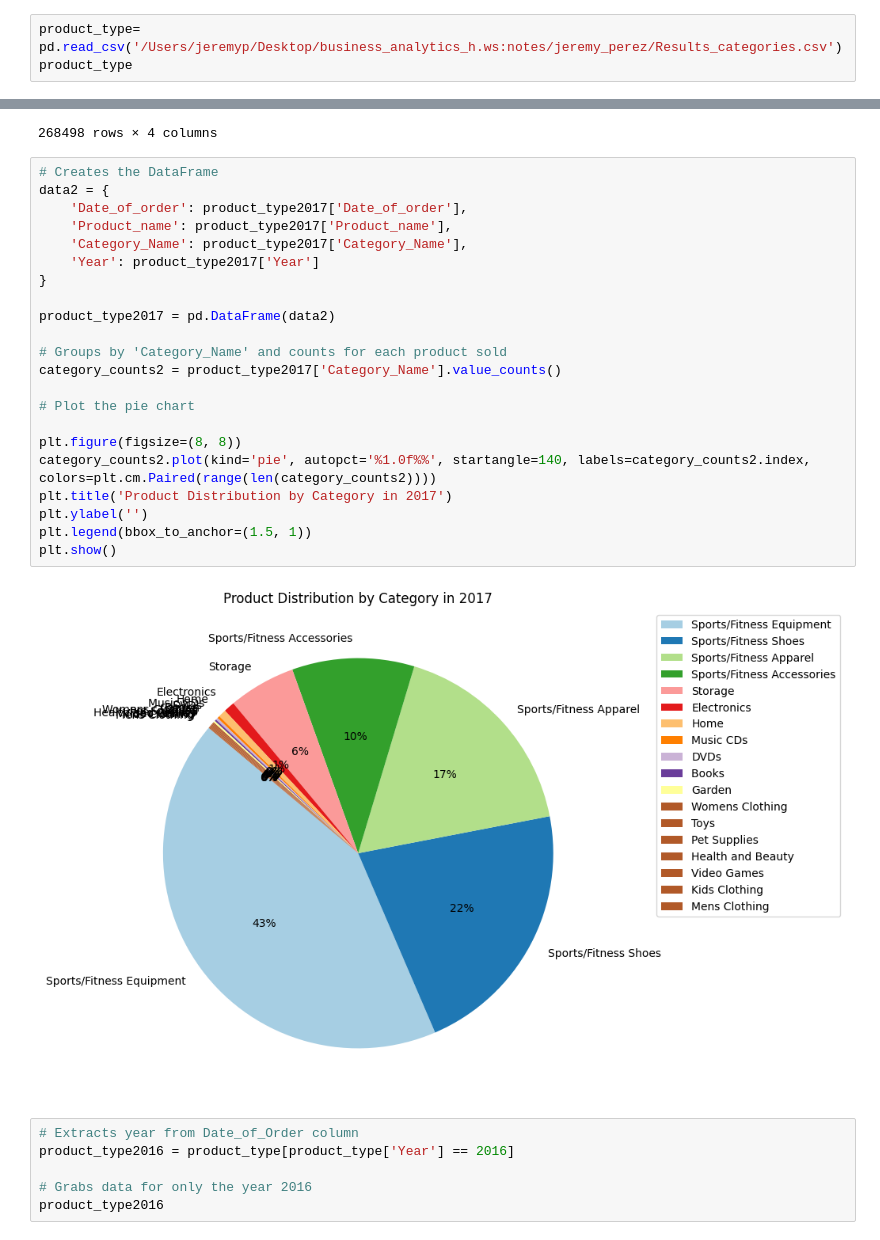
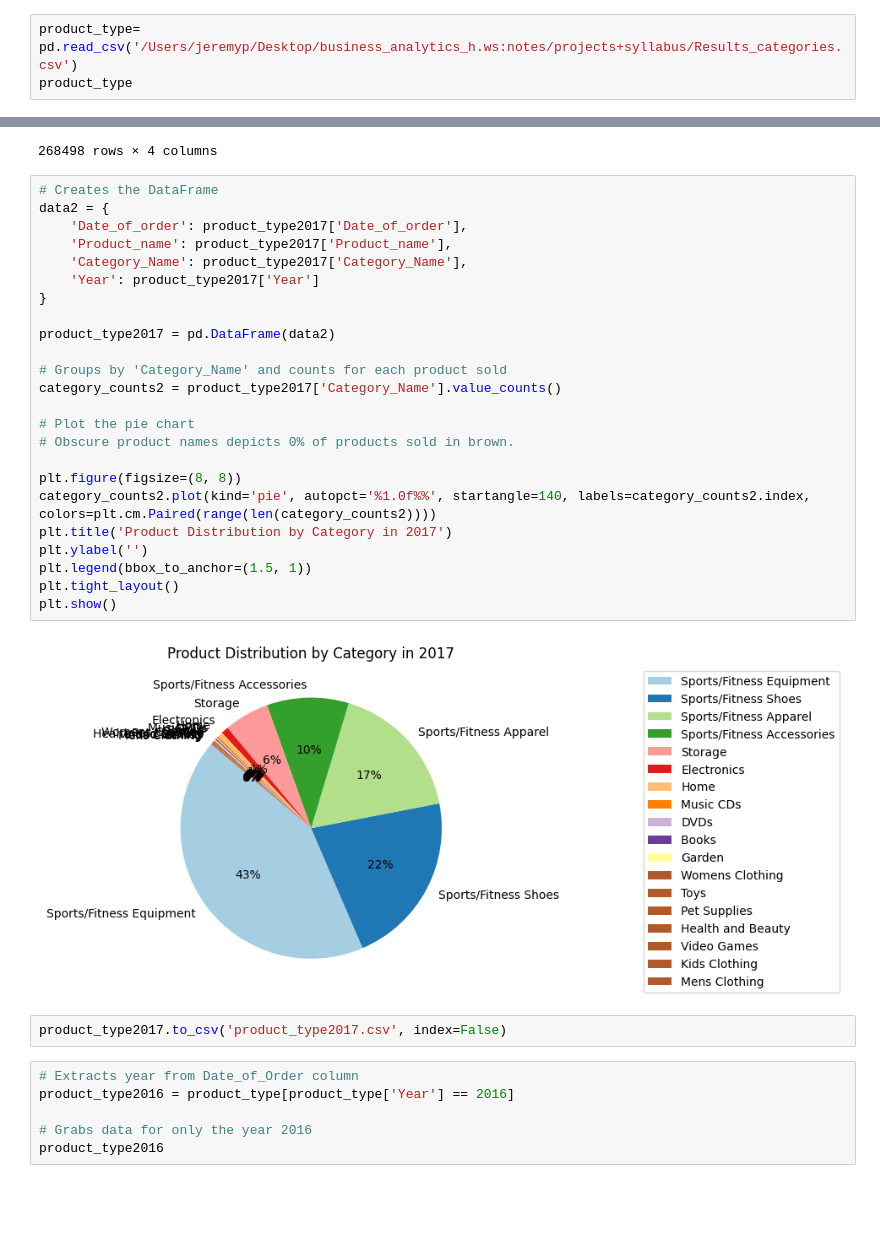
Before and after one commit to jay5109/Projects, a Jupyter notebook: BA_final_project.ipynb, the cells around one changed output, grey strips where cells are left out. Saved outputs shown, nothing was run; the diff lists cells and outputs as text; blank space fills up the shorter version.

```diff
--- a/BA_final_project.ipynb
+++ b/BA_final_project.ipynb
@@ -139,7 +139,7 @@ plt.show()
 # %% [markdown]
 Product Categories
 # %%
-product_type= pd.read_csv('/Users/jeremyp/Desktop/business_analytics_h.ws:notes/jeremy_perez/Results_categories.csv')
+product_type= pd.read_csv('/Users/jeremyp/Desktop/business_analytics_h.ws:notes/projects+syllabus/Results_categories.csv')
 product_type
 # %% [output]
 |  | Date_of_order | Product_name | Product_Price | Order_Profit_Per_Order | Category_Name |
@@ -377,27 +377,31 @@ product_type2017
 # %%
 # Creates the DataFrame
 data2 = {
     'Date_of_order': product_type2017['Date_of_order'],
     'Product_name': product_type2017['Product_name'],
     'Category_Name': product_type2017['Category_Name'],
     'Year': product_type2017['Year']
 }
 
 product_type2017 = pd.DataFrame(data2)
 
 # Groups by 'Category_Name' and counts for each product sold
 category_counts2 = product_type2017['Category_Name'].value_counts()
 
 # Plot the pie chart
+# Obscure product names depicts 0% of products sold in brown.
 
 plt.figure(figsize=(8, 8))
 category_counts2.plot(kind='pie', autopct='%1.0f%%', startangle=140, labels=category_counts2.index, colors=plt.cm.Paired(range(len(category_counts2))))
 plt.title('Product Distribution by Category in 2017')
 plt.ylabel('')
 plt.legend(bbox_to_anchor=(1.5, 1))
+plt.tight_layout()
 plt.show()
 # %% [output]
-[figure, old version]
+[figure, new version]
+# %%
+product_type2017.to_csv('product_type2017.csv', index=False)
 # %%
 # Extracts year from Date_of_Order column
 product_type2016 = product_type[product_type['Year'] == 2016]
```
Also changed, not shown: parts of 9 cells of this notebook.
